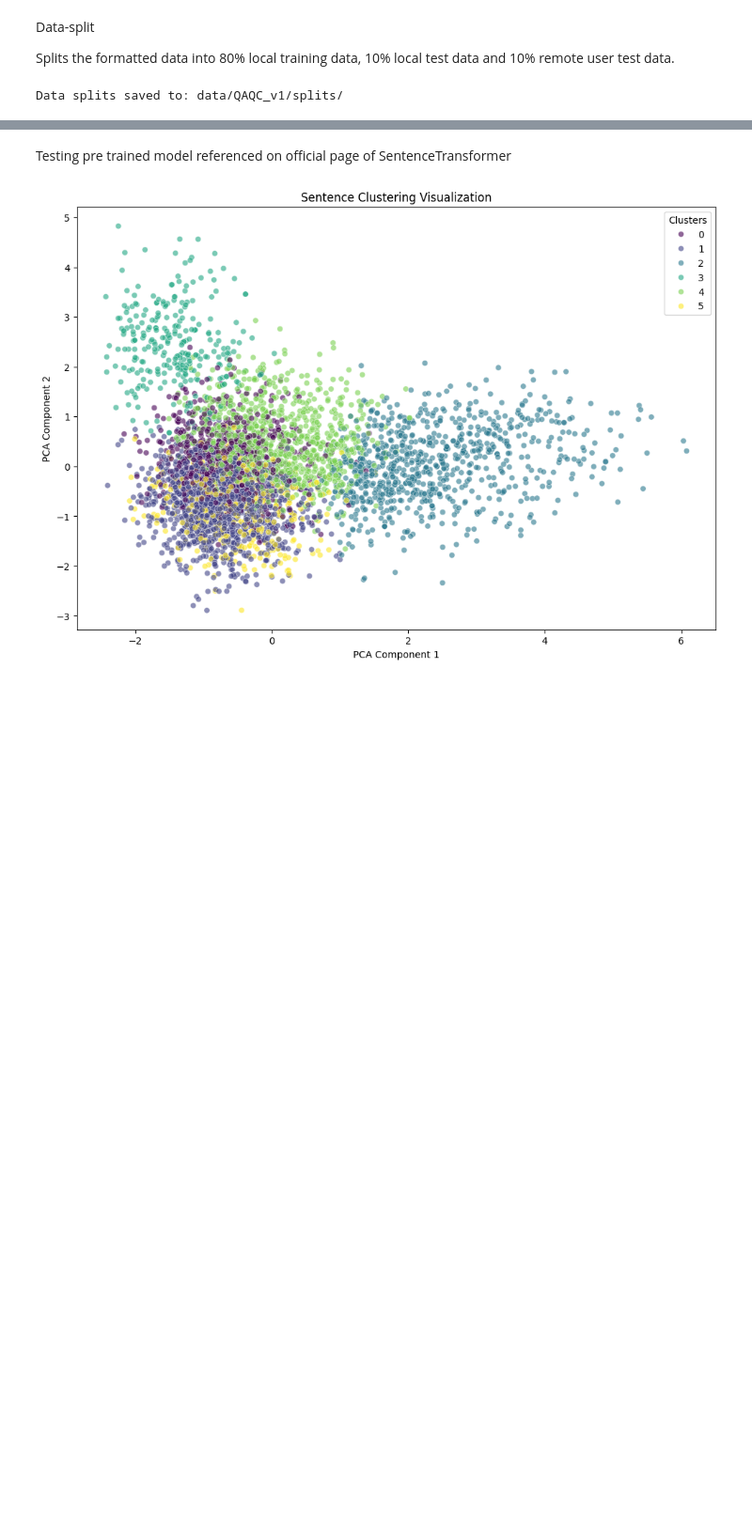
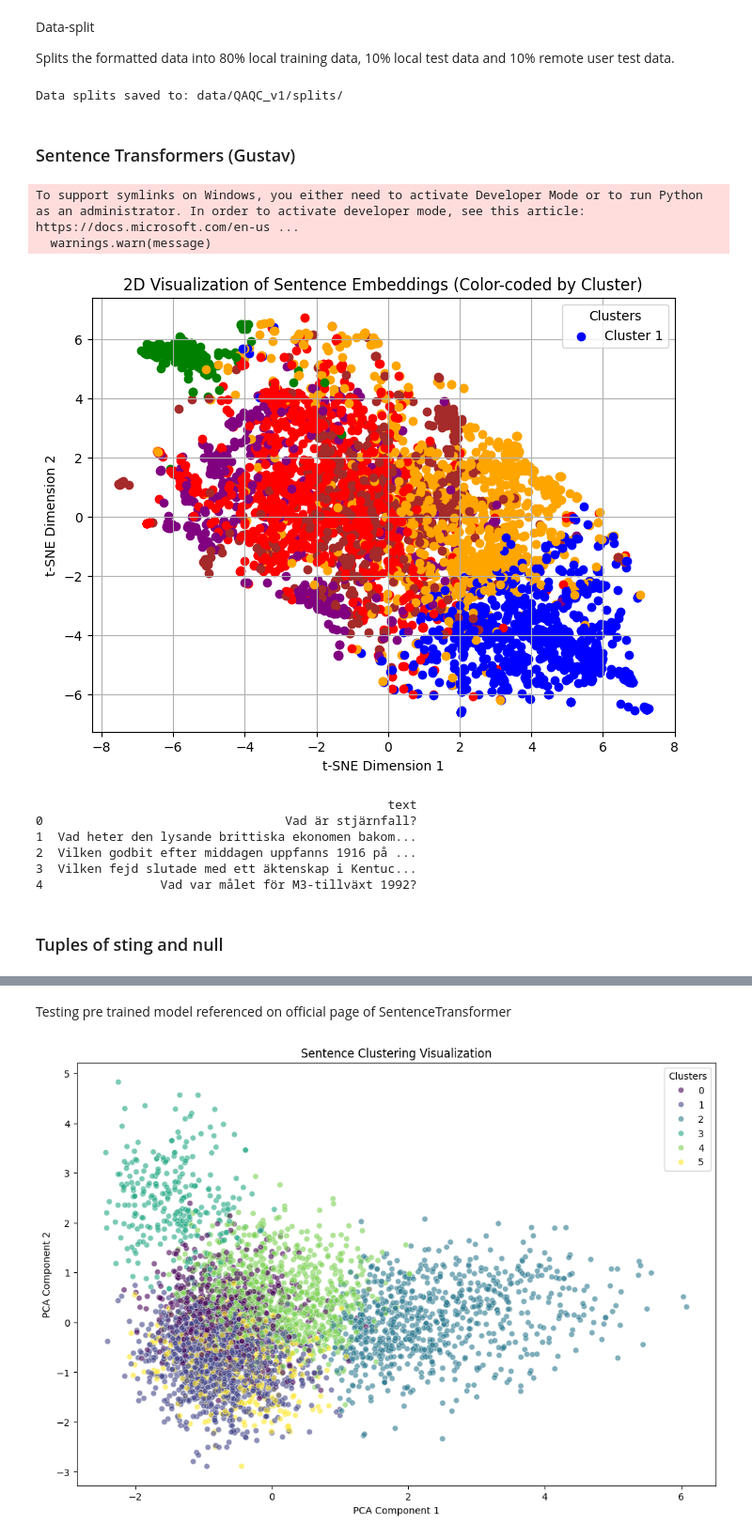
Before and after one commit to SpiffiRacoon/ISBiT, a Jupyter notebook: ML/research_notebook.ipynb, the cells around one changed output, grey strips where cells are left out. Shown: that part at 94% size. Cells and saved outputs as stored; diff of their text form; code cells hidden in the pictures; blank space fills up the shorter version.

Commit message:
merge with gustav + added tuples of (string and none)

```diff
--- a/ML/research_notebook.ipynb
+++ b/ML/research_notebook.ipynb
@@ -155,3 +155,71 @@ split_path = "data/QAQC_v1/splits/"
 data_split(source_path, split_path)
 # %% [output]
 Data splits saved to: data/QAQC_v1/splits/
+# %% [markdown]
+### Sentence Transformers (Gustav)
+# %%
+from sentence_transformers import SentenceTransformer
+from sklearn.cluster import KMeans
+from sklearn.manifold import TSNE
+import matplotlib.pyplot as plt
+import pandas as pd
+
+# Load sentences from the local training data
+local_train_path = "data/QAQC_v1/splits/local_train.csv"
+local_train_data = pd.read_csv(local_train_path)
+sentences = local_train_data['text'].tolist()
+
+# Step 1: Generate embeddings for the extracted sentences
+model = SentenceTransformer('paraphrase-MiniLM-L6-v2')
+embeddings = model.encode(sentences, show_progress_bar=True)
+
+# Step 2: Use KMeans to cluster the embeddings into 6 clusters
+num_clusters = 6
+kmeans = KMeans(n_clusters=num_clusters, random_state=0)
+kmeans.fit(embeddings)
+
+# Get the cluster labels for each embedding
+cluster_labels = kmeans.labels_
+
+# Step 3: Define a color map to assign colors to clusters
+color_map = {
+    0: 'red',
+    1: 'blue',
+    2: 'green',
+    3: 'orange',
+    4: 'purple',
+    5: 'brown',
+}
+colors = [color_map[label] for label in cluster_labels]
+
+# Step 4: Apply t-SNE to reduce the embeddings to 2D for visualization
+tsne = TSNE(n_components=2, perplexity=30, n_iter=300)
+embedding_2d = tsne.fit_transform(embeddings)
+
+# Step 5: Plot the 2D embeddings with color-coding by cluster
+plt.figure(figsize=(8, 6))
+for i, (embedding, cluster_label) in enumerate(zip(embedding_2d, cluster_labels)):
+    plt.scatter(embedding[0], embedding[1], color=colors[i], label=f'Cluster {cluster_label}' if i == 0 else "")
+
+# Add legend and labels
+plt.legend(loc='upper right', title="Clusters")
+plt.title("2D Visualization of Sentence Embeddings (Color-coded by Cluster)")
+plt.xlabel("t-SNE Dimension 1")
+plt.ylabel("t-SNE Dimension 2")
+plt.grid(True)
+plt.show()
+
+# Display the head of the DataFrame (local training data)
+print(local_train_data.head())
+# %% [output]
+To support symlinks on Windows, you either need to activate Developer Mode or to run Python as an administrator. In order to activate developer mode, see this article: https://docs.microsoft.com/en-us ...
+  warnings.warn(message)
+[figure, added]
+                                                text
+0                                 Vad är stjärnfall?
+1  Vad heter den lysande brittiska ekonomen bakom...
+2  Vilken godbit efter middagen uppfanns 1916 på ...
+3  Vilken fejd slutade med ett äktenskap i Kentuc...
+4                Vad var målet för M3-tillväxt 1992?
+# %% [markdown]
+### Tuples of sting and null
```
Also changed, not shown: parts of 3 cells of this notebook.
